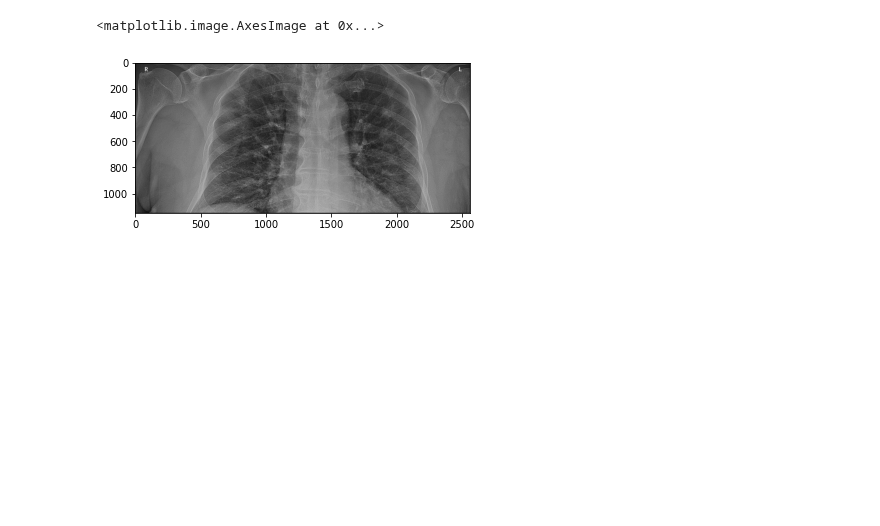
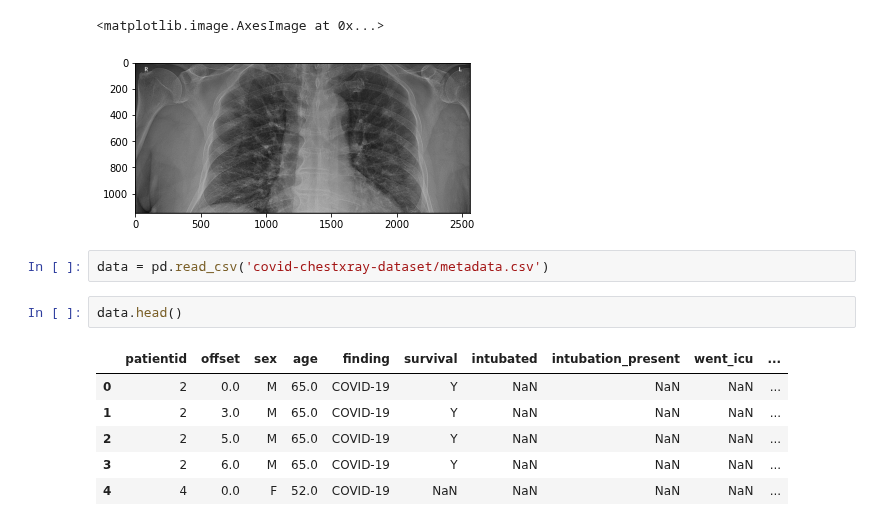
Before and after one commit to mohammadakradi/Covid-19, a Jupyter notebook: Covid_19_V1.ipynb, the cells around one changed output. Drawn from its saved outputs; the diff is of its cells as text; blank space fills up the shorter version.

Commit message:
metadata loaded

```diff
--- a/Covid_19_V1.ipynb
+++ b/Covid_19_V1.ipynb
@@ -24,3 +24,14 @@ Try 'mv --help' for more information.
 <class 'numpy.ndarray'>
 <matplotlib.image.AxesImage at 0x...>
 [figure]
+# %%
+data = pd.read_csv('covid-chestxray-dataset/metadata.csv')
+# %%
+data.head()
+# %% [output]
+|  | patientid | offset | sex | age | finding | survival | intubated | intubation_present | went_icu | ... |
+| 0 | 2 | 0.0 | M | 65.0 | COVID-19 | Y | NaN | NaN | NaN | ... |
+| 1 | 2 | 3.0 | M | 65.0 | COVID-19 | Y | NaN | NaN | NaN | ... |
+| 2 | 2 | 5.0 | M | 65.0 | COVID-19 | Y | NaN | NaN | NaN | ... |
+| 3 | 2 | 6.0 | M | 65.0 | COVID-19 | Y | NaN | NaN | NaN | ... |
+| 4 | 4 | 0.0 | F | 52.0 | COVID-19 | NaN | NaN | NaN | NaN | ... |
```
